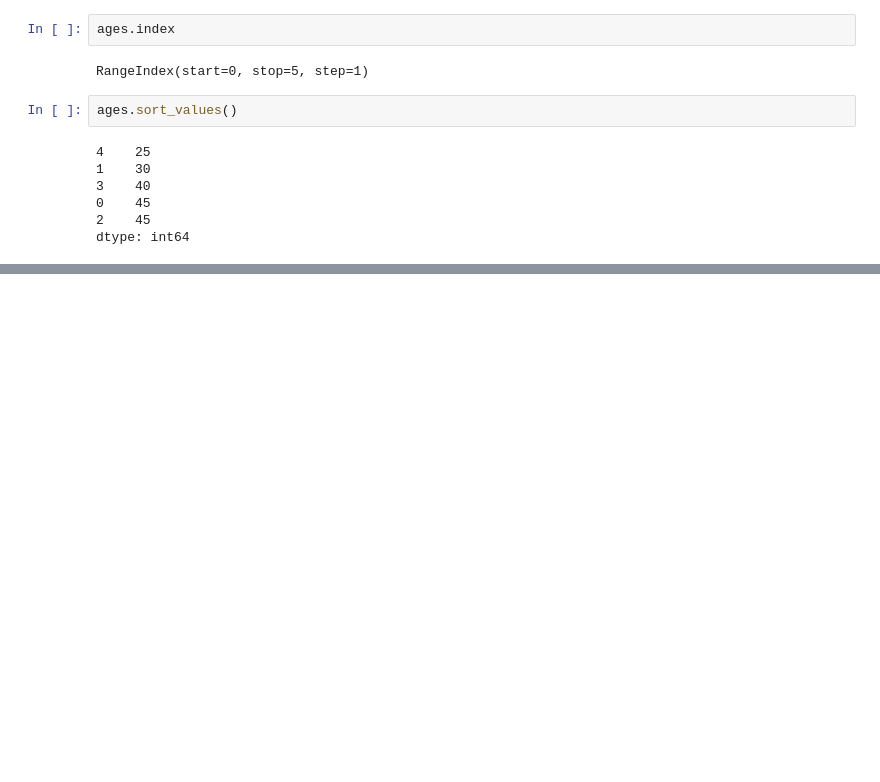
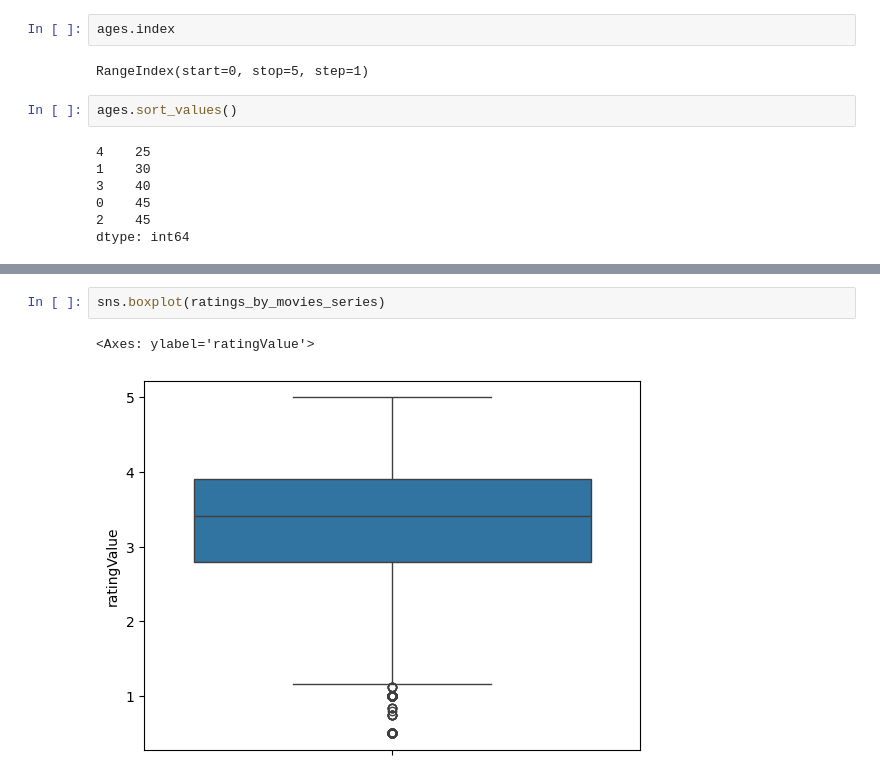
Before and after one commit to gdserafini/alura-data-science, a Jupyter notebook: Curso 1 - Explorando e Analisando Dados/movies_analysis.ipynb, the cells around one changed output, grey strips where cells are left out. Saved outputs shown, nothing was run; the diff lists cells and outputs as text; blank space fills up the shorter version.

```diff
--- a/Curso 1 - Explorando e Analisando Dados/movies_analysis.ipynb
+++ b/Curso 1 - Explorando e Analisando Dados/movies_analysis.ipynb
@@ -165,0 +216,5 @@ dtype: int64
+# %%
+sns.boxplot(ratings_by_movies_series)
+# %% [output]
+<Axes: ylabel='ratingValue'>
+[figure, added]
```
Also changed, not shown: parts of 14 cells of this notebook, 1 other file.
